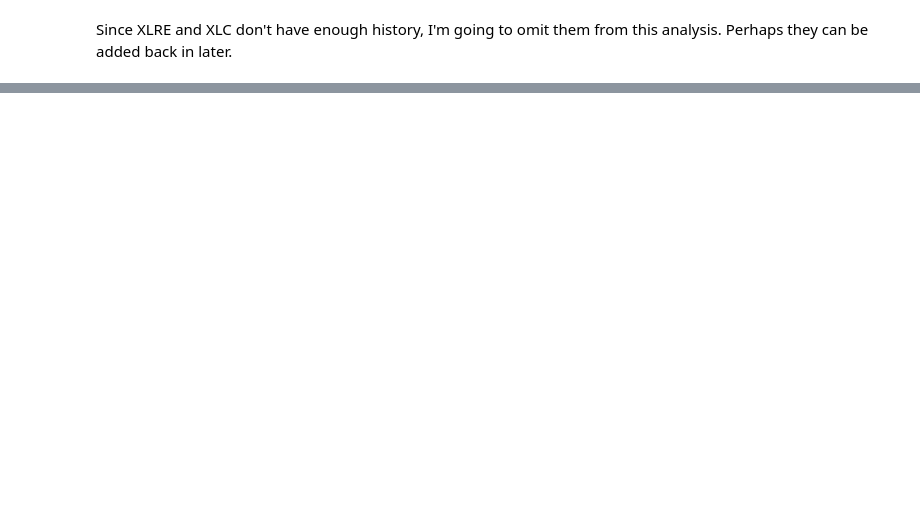
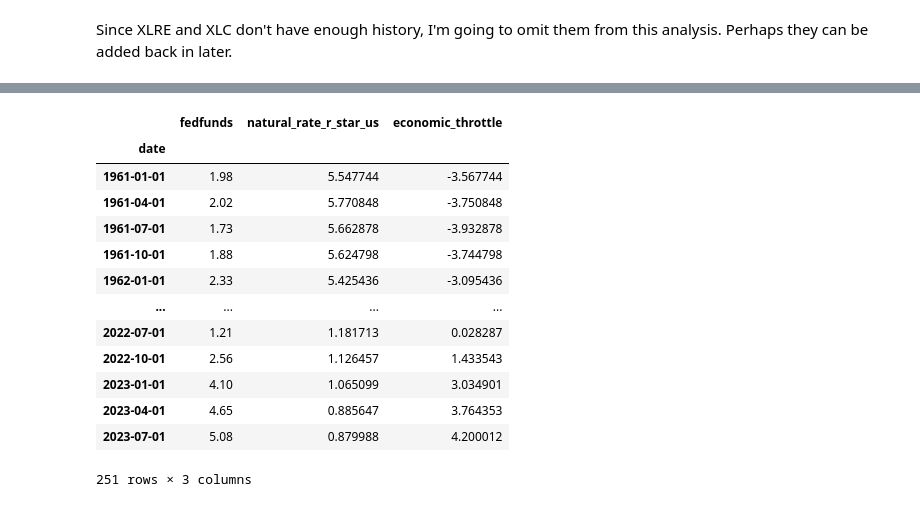
Before and after one commit to afwarfel/fair-value, a Jupyter notebook: notebooks/fed_funds_rate_sector_success.ipynb, the cells around one changed output, grey strips where cells are left out. Cells and saved outputs as stored; diff of their text form; code cells hidden in the pictures; blank space fills up the shorter version.

```diff
--- a/notebooks/fed_funds_rate_sector_success.ipynb
+++ b/notebooks/fed_funds_rate_sector_success.ipynb
@@ -100,8 +132,22 @@ combined_data
 # %%
 # remove all rows that have NaN values
 combined_data.dropna(inplace=True)
-combined_data['economic_throttle'] = combined_data['fedfunds'] - combined_data['us_natural_rate_r']
-combined_data.to_csv(os.path.join('data','economic_throttle_data.csv'))
+combined_data['economic_throttle'] = combined_data['fedfunds'] - combined_data['natural_rate_r_star_us']
 combined_data
+# %% [output]
+|  | fedfunds | natural_rate_r_star_us | economic_throttle |
+| date |  |  |  |
+| 1961-01-01 | 1.98 | 5.547744 | -3.567744 |
+| 1961-04-01 | 2.02 | 5.770848 | -3.750848 |
+| 1961-07-01 | 1.73 | 5.662878 | -3.932878 |
+| 1961-10-01 | 1.88 | 5.624798 | -3.744798 |
+| 1962-01-01 | 2.33 | 5.425436 | -3.095436 |
+| ... | ... | ... | ... |
+| 2022-07-01 | 1.21 | 1.181713 | 0.028287 |
+| 2022-10-01 | 2.56 | 1.126457 | 1.433543 |
+| 2023-01-01 | 4.10 | 1.065099 | 3.034901 |
+| 2023-04-01 | 4.65 | 0.885647 | 3.764353 |
+| 2023-07-01 | 5.08 | 0.879988 | 4.200012 |
+251 rows × 3 columns
 # %%
 combined_data.plot(y='economic_throttle')
```
Also changed, not shown: parts of 23 cells of this notebook, 2 other files.
